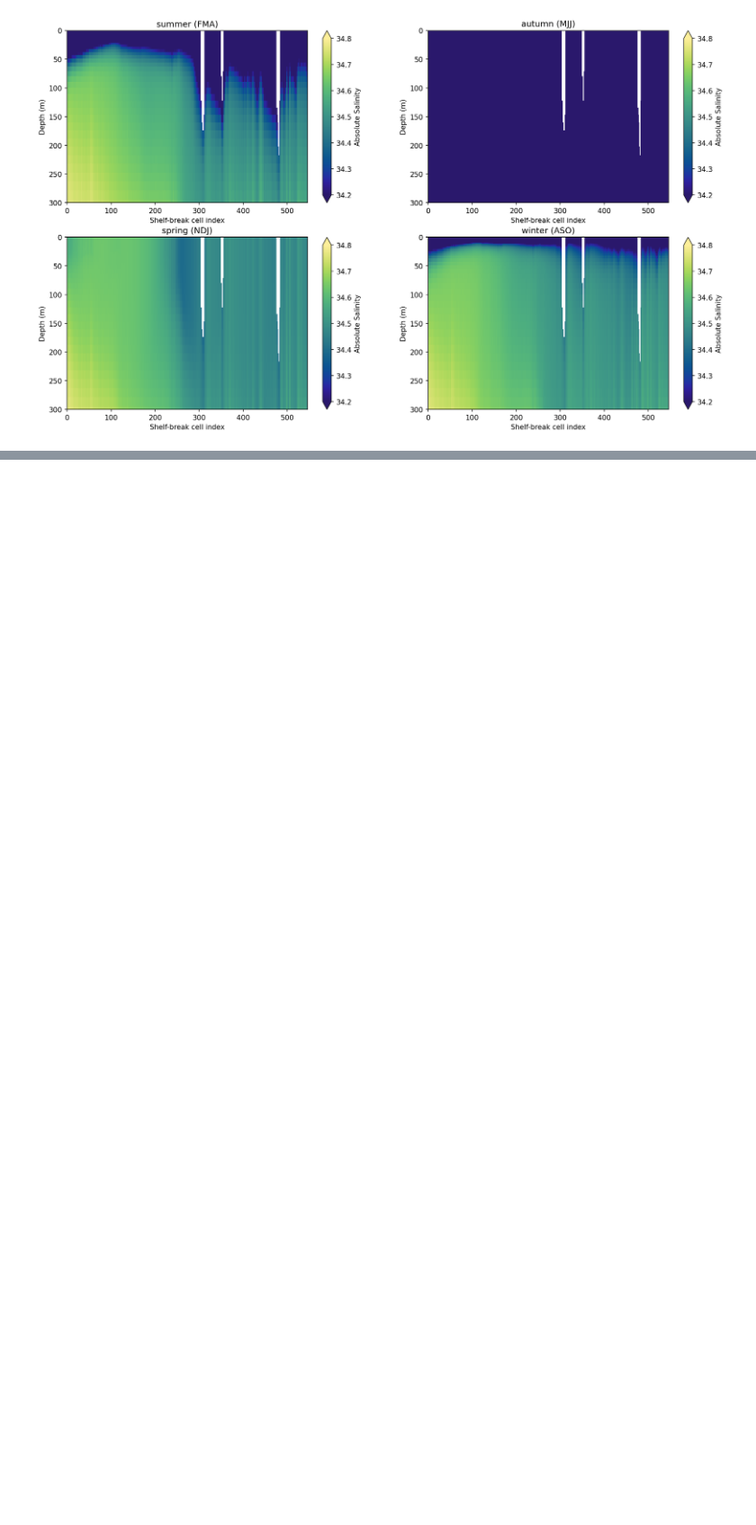
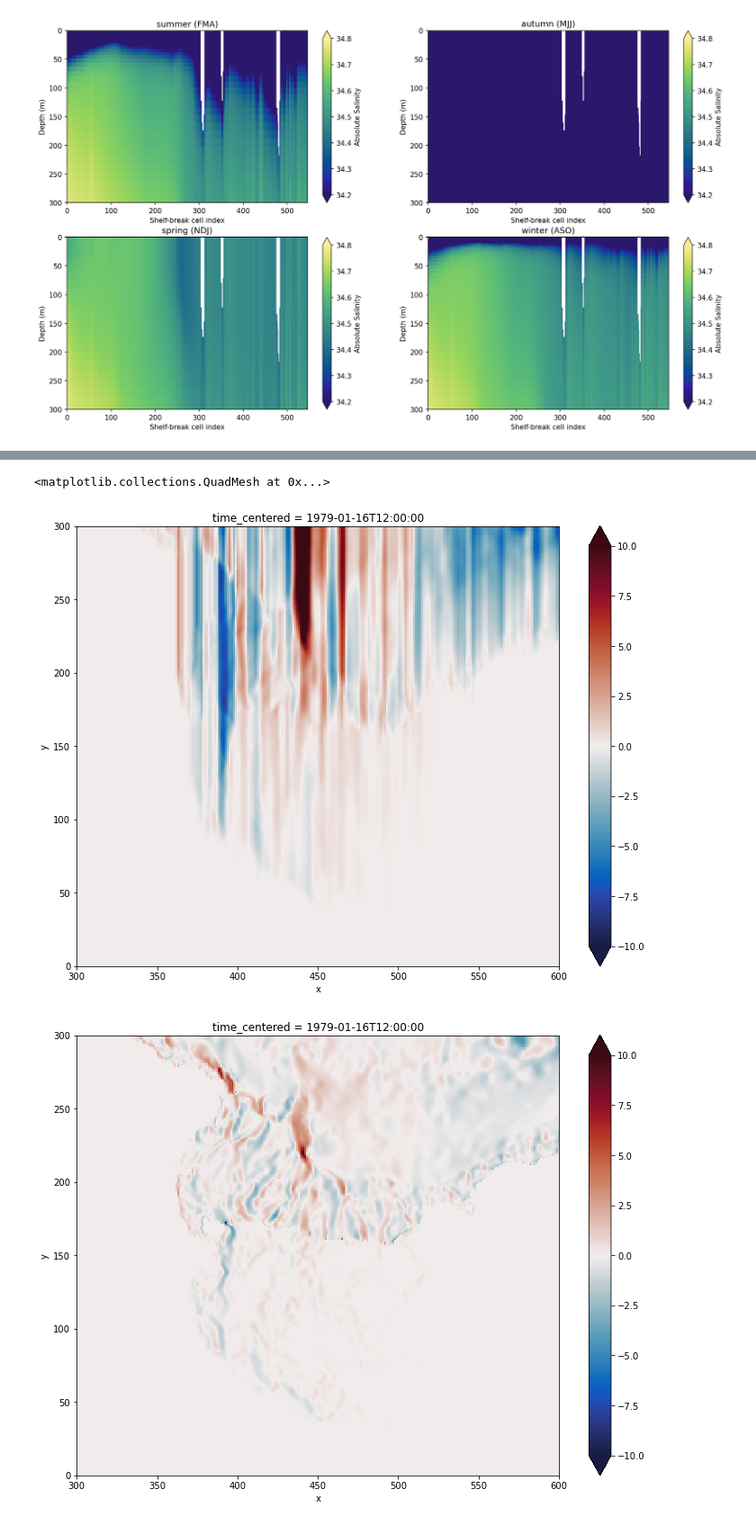
Before and after one commit to brogalla/analysis-birgal, a Jupyter notebook: nemo_config_setup/climate-experiments/weddell-FRIS-shelfbreak.ipynb, the cells around one changed output, grey strips where cells are left out. Shown at 90% size. Cells and saved outputs as stored; diff of their text form; code cells hidden in the pictures; blank space fills up the shorter version.

```diff
--- a/nemo_config_setup/climate-experiments/weddell-FRIS-shelfbreak.ipynb
+++ b/nemo_config_setup/climate-experiments/weddell-FRIS-shelfbreak.ipynb
@@ -103,0 +159,8 @@ for a, axis in enumerate(ax.ravel()):
+# %%
+kwags = {'figsize':(12,9), 'vmin':-10, 'vmax':10, 'cmap':cmocean.cm.balance, 'xlim':(300,600), 'ylim':(0,300)}
+((dsV['vo']*1e-5).sum('depthv')*dy).cumsum('y').plot(**kwags)
+(dsV['vo'].sum('depthv')*dy*1e-4).plot(**kwags)
+# %% [output]
+<matplotlib.collections.QuadMesh at 0x...>
+[figure, added]
+[figure, added]
```
Also changed, not shown: parts of 23 cells of this notebook.
